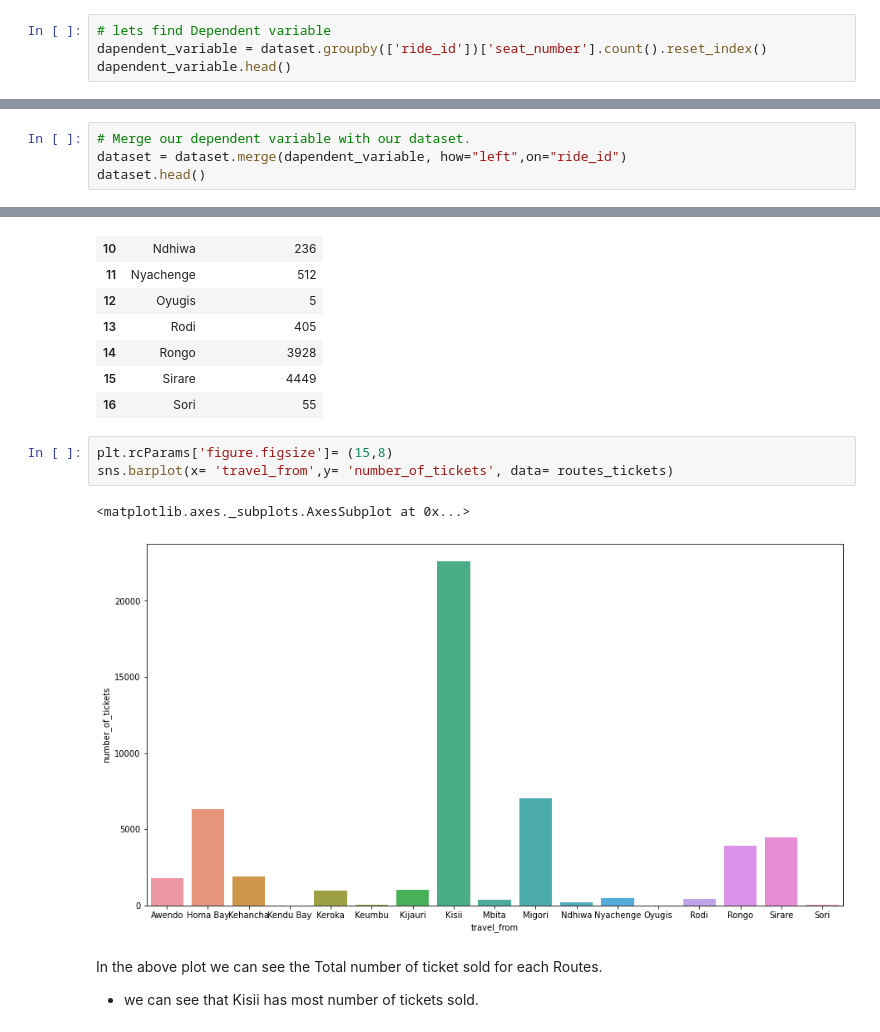
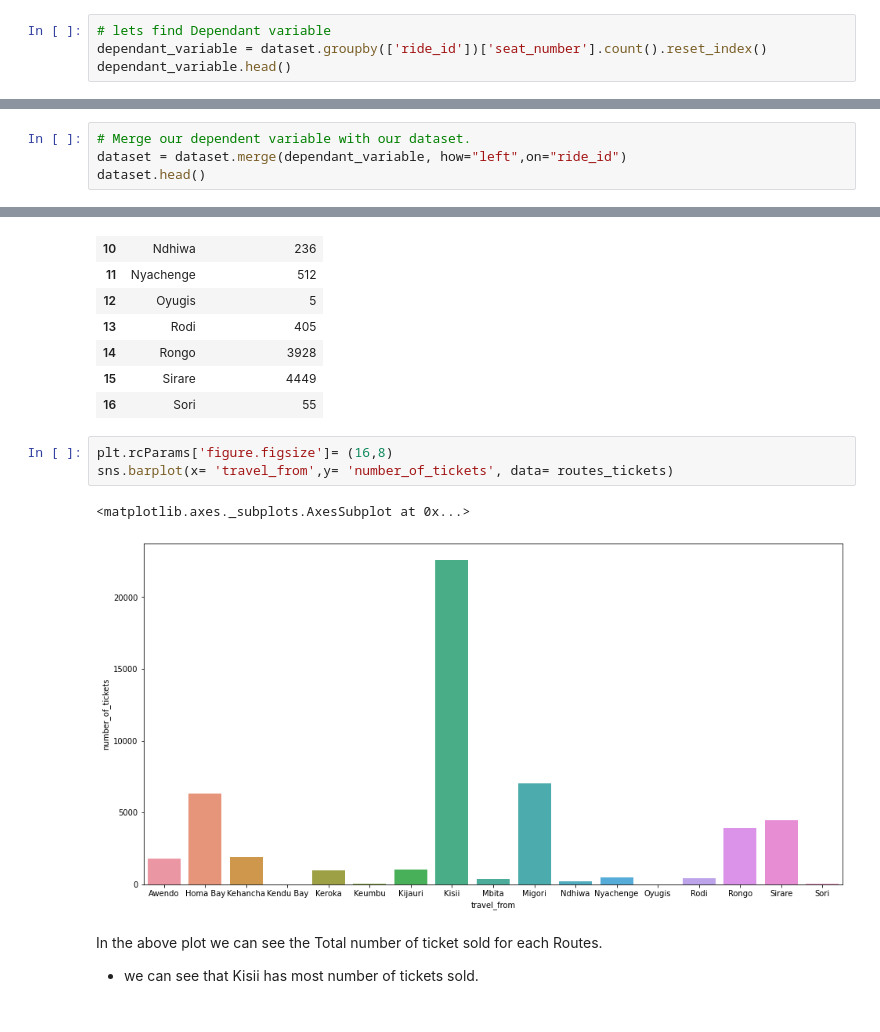
Before and after one commit to kamaluddin14/Nairobi-Transport-Prediction, a Jupyter notebook: Demand_Prediction_for_Public_Transport_Kamaluddin_Capstone_project.ipynb, the cells around one changed output, grey strips where cells are left out. Drawn from its saved outputs; the diff is of its cells as text.

```diff
--- a/Demand_Prediction_for_Public_Transport_Kamaluddin_Capstone_project.ipynb
+++ b/Demand_Prediction_for_Public_Transport_Kamaluddin_Capstone_project.ipynb
@@ -116,7 +118,7 @@ From above table we are getting the following information:
 # %%
-# lets find Dependent variable
-dapendent_variable = dataset.groupby(['ride_id'])['seat_number'].count().reset_index()
-dapendent_variable.head()
+# lets find Dependant variable
+dependant_variable = dataset.groupby(['ride_id'])['seat_number'].count().reset_index()
+dependant_variable.head()
 # %% [output]
 |  | ride_id | seat_number |
 | 0 | 1442 | 1 |
@@ -133,7 +135,7 @@ dataset.shape
 (6249, 10)
 # %%
 # Merge our dependent variable with our dataset.
-dataset = dataset.merge(dapendent_variable, how="left",on="ride_id")
+dataset = dataset.merge(dependant_variable, how="left",on="ride_id")
 dataset.head()
 # %% [output]
 |  | ride_id | seat_number_x | payment_method | payment_receipt | travel_date | travel_time | travel_from | ... |
@@ -261,11 +263,11 @@ routes_tickets
 | 15 | Sirare | 4449 |
 | 16 | Sori | 55 |
 # %%
-plt.rcParams['figure.figsize']= (15,8)
+plt.rcParams['figure.figsize']= (16,8)
 sns.barplot(x= 'travel_from',y= 'number_of_tickets', data= routes_tickets)
 # %% [output]
 <matplotlib.axes._subplots.AxesSubplot at 0x...>
-[figure, old version]
+[figure, new version]
 # %% [markdown]
 In the above plot we can see the Total number of ticket sold for each Routes.
 
```
Also changed, not shown: parts of 63 cells of this notebook.
